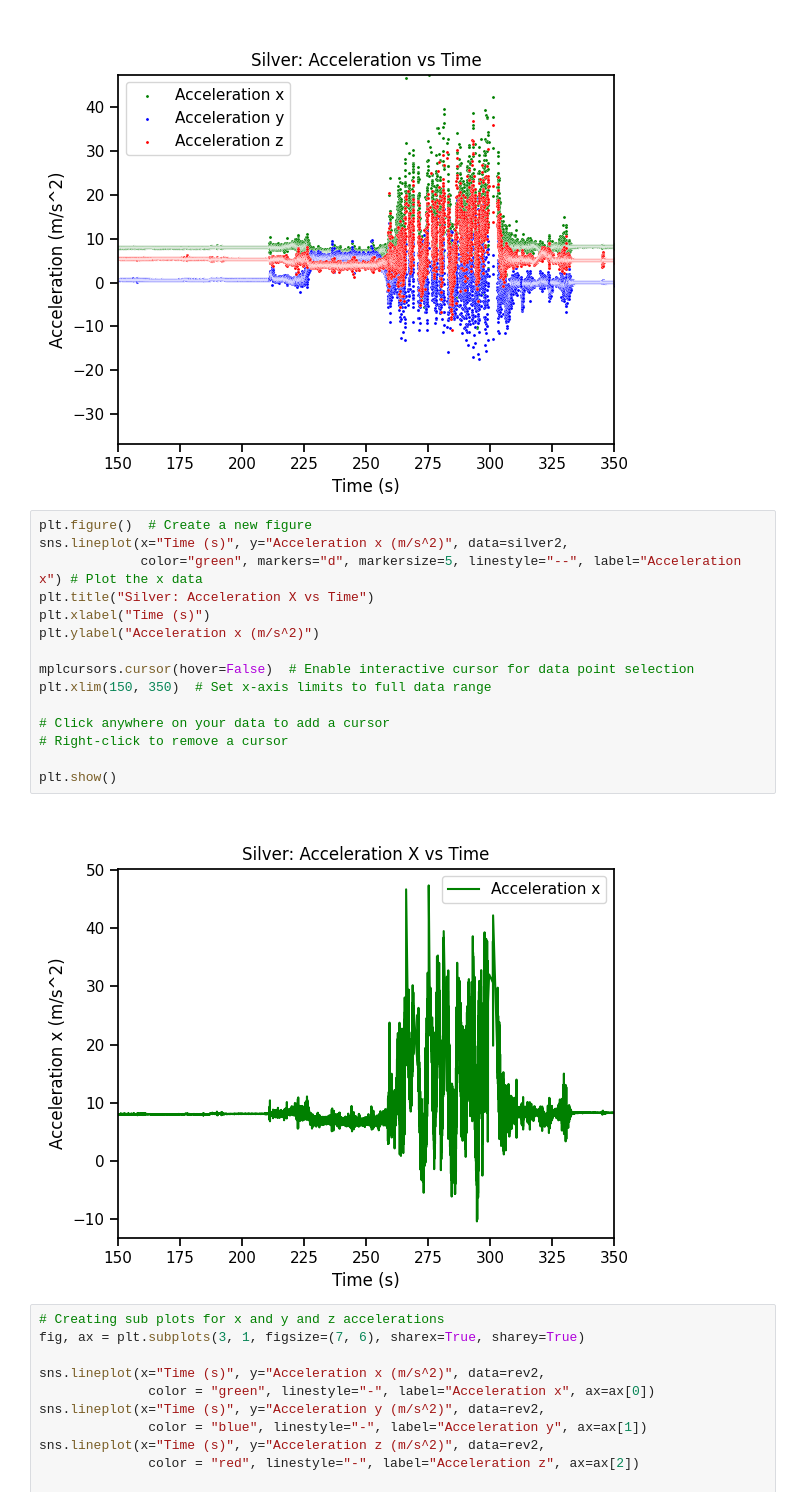
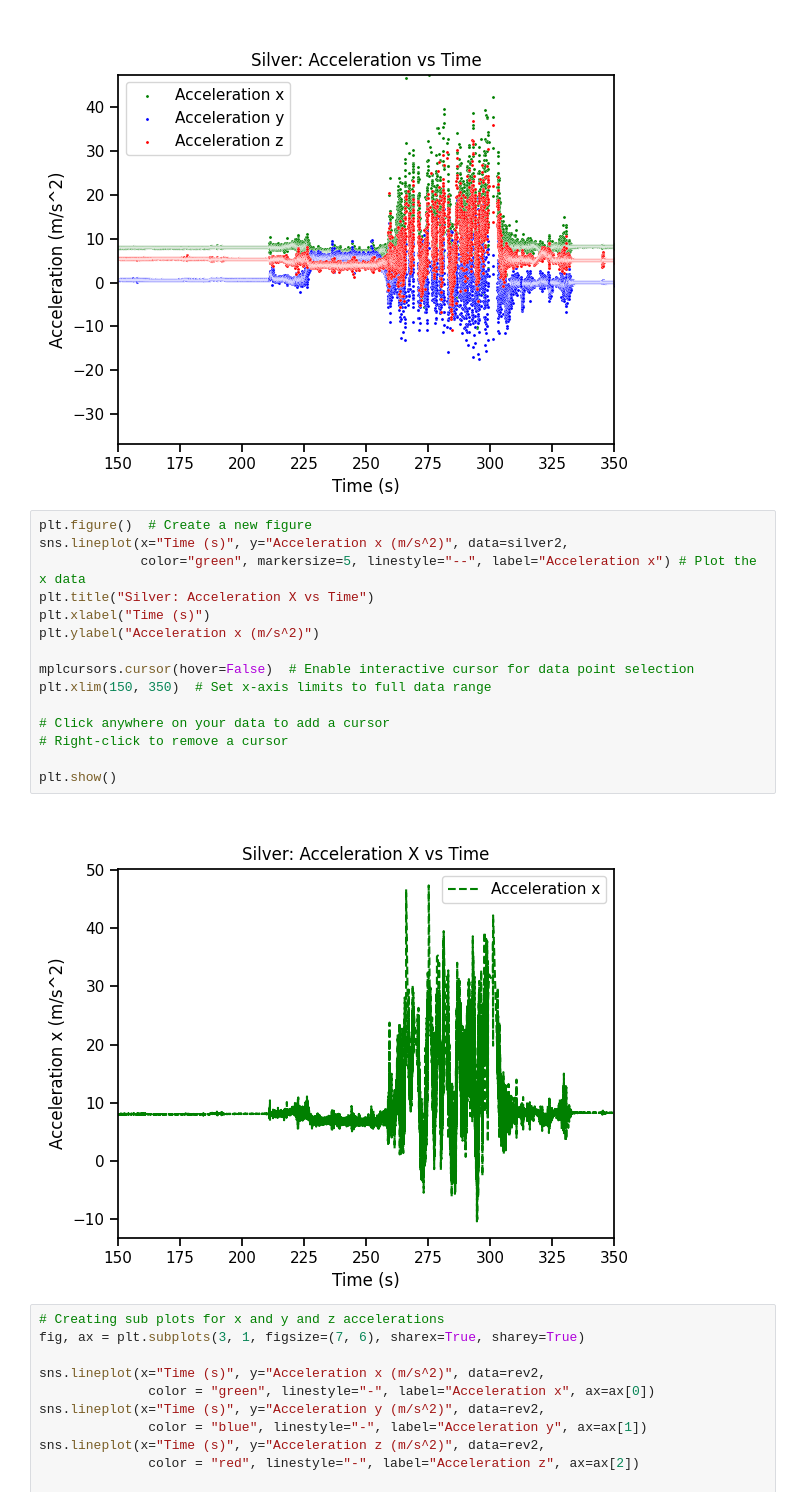
Before and after one commit to rkonecky/geng360-konecky, a Jupyter notebook: Lab 1 - Accelerometers/Lab 1 Data Processing.ipynb, the cells around one changed output. Drawn from its saved outputs; the diff is of its cells as text.

```diff
--- a/Lab 1 - Accelerometers/Lab 1 Data Processing.ipynb
+++ b/Lab 1 - Accelerometers/Lab 1 Data Processing.ipynb
@@ -164,20 +164,20 @@ plt.show()
 # %%
 plt.figure()  # Create a new figure
 sns.lineplot(x="Time (s)", y="Acceleration x (m/s^2)", data=silver2,
-             color="green", markers="d", markersize=5, linestyle="--", label="Acceleration x") # Plot the x data
+             color="green", markersize=5, linestyle="--", label="Acceleration x") # Plot the x data
 plt.title("Silver: Acceleration X vs Time")
 plt.xlabel("Time (s)")
 plt.ylabel("Acceleration x (m/s^2)")
 
 mplcursors.cursor(hover=False)  # Enable interactive cursor for data point selection
 plt.xlim(150, 350)  # Set x-axis limits to full data range
 
 # Click anywhere on your data to add a cursor
 # Right-click to remove a cursor
 
 plt.show()
 # %% [output]
-[figure, old version]
+[figure, new version]
 # %%
 # Creating sub plots for x and y and z accelerations
 fig, ax = plt.subplots(3, 1, figsize=(7, 6), sharex=True, sharey=True)
```
Also changed, not shown: parts of 4 cells of this notebook, 7 other files.
